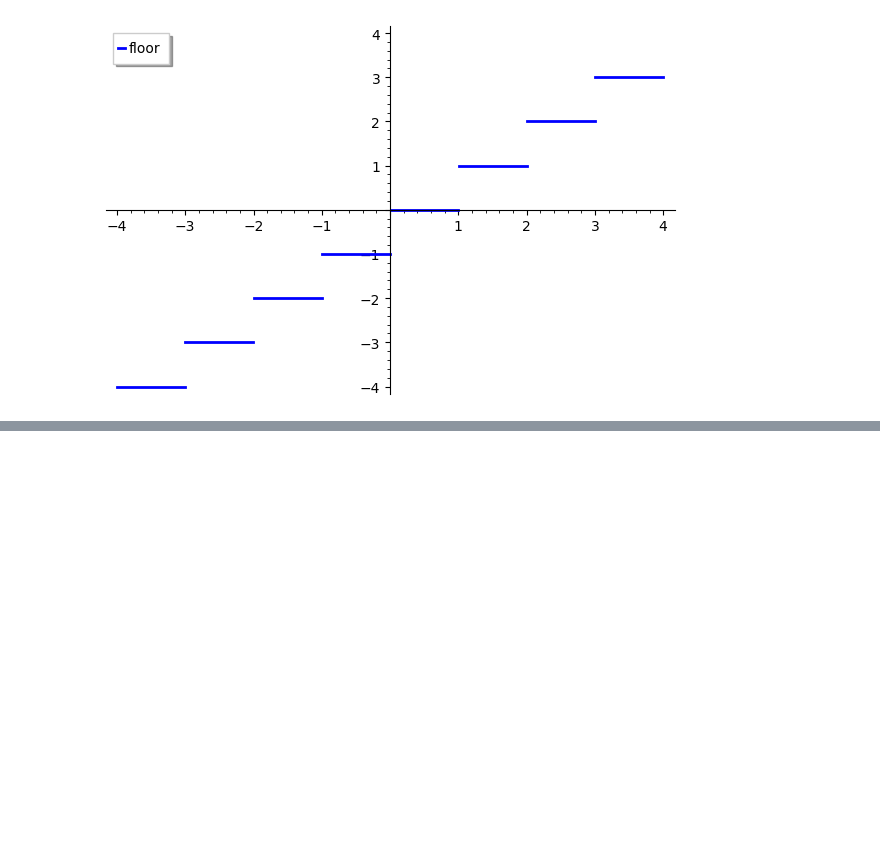
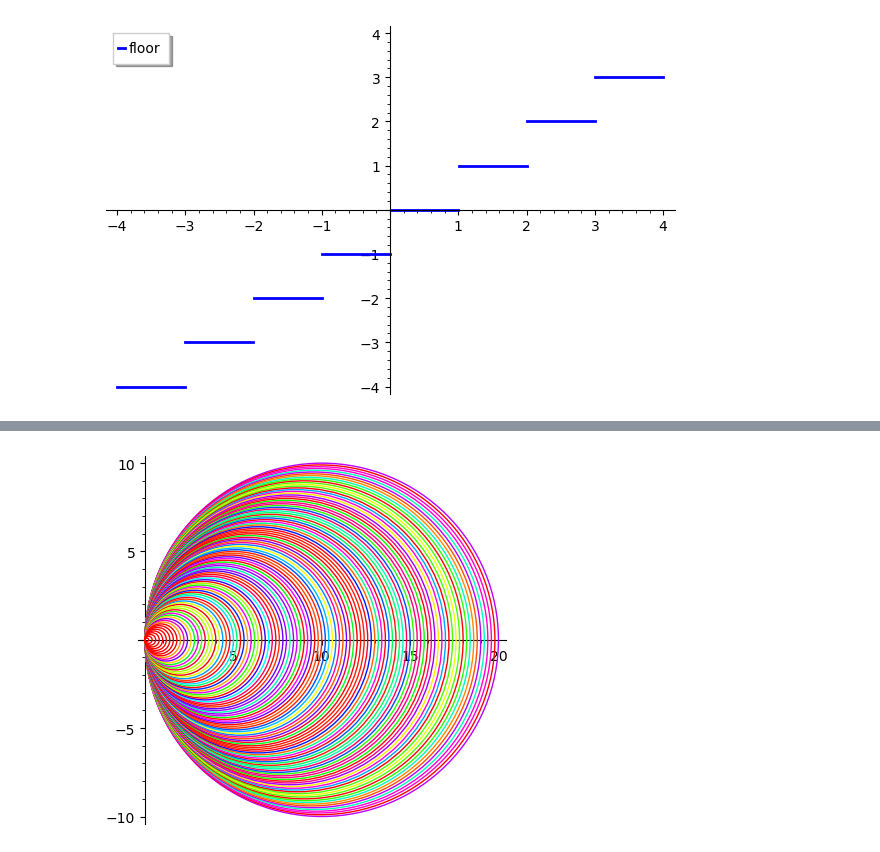
Before and after one commit to abhaysp95/language_files, a Jupyter notebook: nsage/plotting and calculus.ipynb, the cells around one changed output, grey strips where cells are left out. Saved outputs shown, nothing was run; the diff lists cells and outputs as text; code cells hidden in the pictures; blank space fills up the shorter version.

```diff
--- a/nsage/plotting and calculus.ipynb
+++ b/nsage/plotting and calculus.ipynb
@@ -33,0 +57,4 @@ p.show()
+# %%
+show(sum(circle((x, 0), x, hue = sin(x ^ 1000/10)) for x in [10,9.9,..0]))
+# %% [output]
+[figure, added]
```
Also changed, not shown: parts of 2 cells of this notebook.
